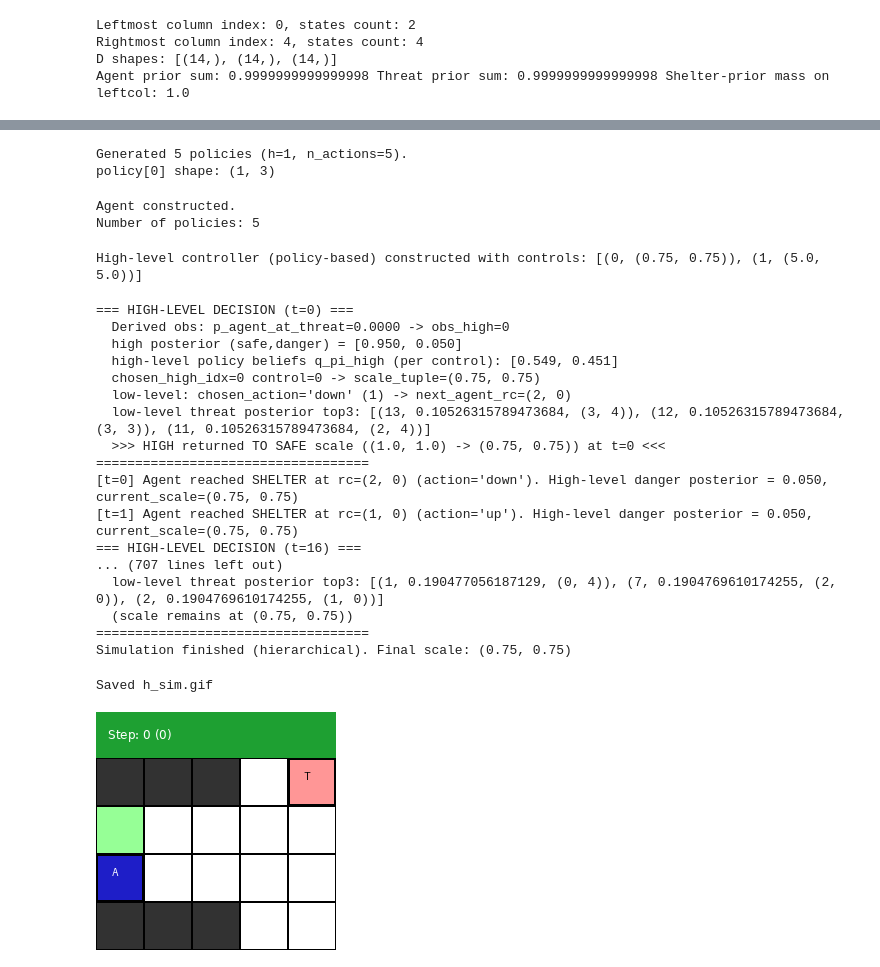
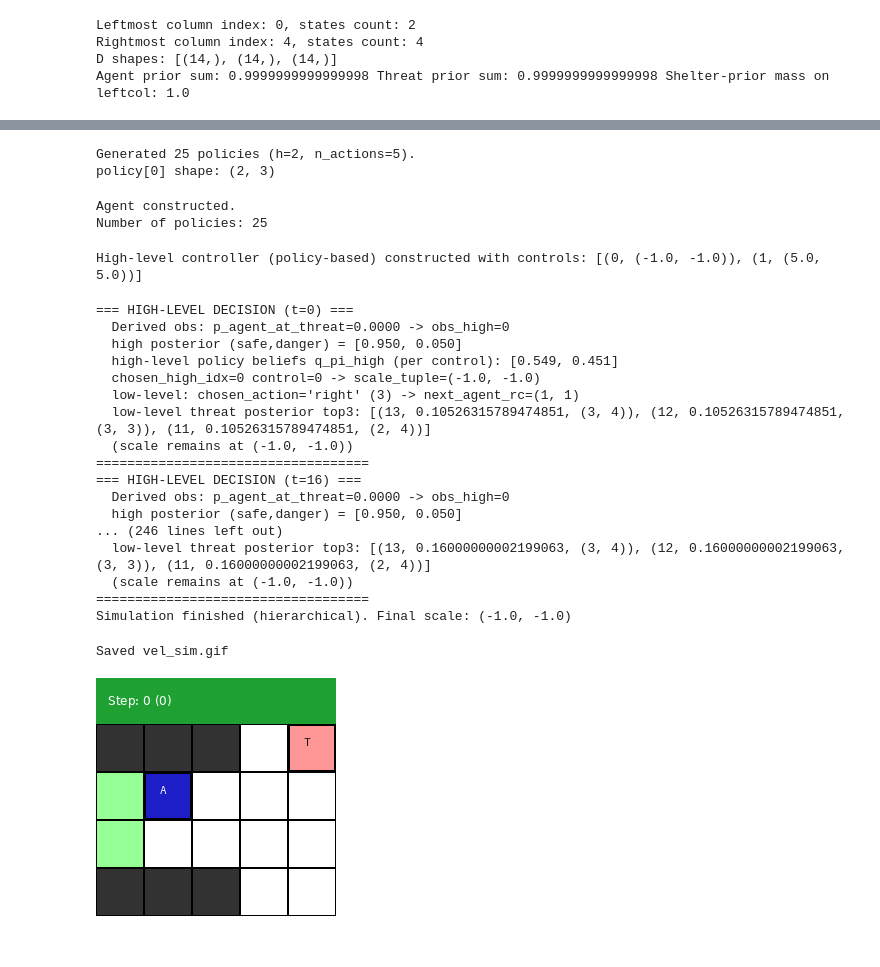
Before and after one commit to hridaik/social-defeat, a Jupyter notebook: threat_hierachical_discrete.ipynb, the cells around one changed output, grey strips where cells are left out. Drawn from its saved outputs; the diff is of its cells as text; code cells hidden in the pictures.

```diff
--- a/threat_hierachical_discrete.ipynb
+++ b/threat_hierachical_discrete.ipynb
@@ -600,11 +600,24 @@ def generate_policies(n_actions, n_control_factors, policy_len):
 
 policies = generate_policies(n_actions, n_control_factors, policy_len)
 n_policies = len(policies)
+
 print(f"Generated {n_policies} policies (h={policy_len}, n_actions={n_actions}).")
 print("policy[0] shape:", policies[0].shape)
+
+E = np.array([1.0 for _ in policies], dtype=float)
+
+# boost policies that include 'stay' -> action index 4 (UDLRS)
+for i, pi in enumerate(policies):
+    a_t0, a_t1 = pi[0,0], pi[1,0]
+    bonus = 0
+    if a_t0 == 4: bonus += 0.5
+    if a_t1 == 4: bonus += 0.5
+    E[i] += bonus
+
+E /= E.sum()
 # %% [output]
-Generated 5 policies (h=1, n_actions=5).
-policy[0] shape: (1, 3)
+Generated 25 policies (h=2, n_actions=5).
+policy[0] shape: (2, 3)
 # %%
 # Create the low-level pymdp Agent (movement controller)
 # control facets: [n_actions, 1, 1]
@@ -613,6 +626,7 @@ agent_obj = Agent(
     B = B,
     C = C,
     D = D,
+    E = E,
     policies = policies,
     policy_len = policy_len,
     num_controls = [n_controls_agent, n_controls_threat, n_controls_shelter],
@@ -627,7 +641,7 @@ print("Agent constructed.")
 print("Number of policies:", len(agent_obj.policies))
 # %% [output]
 Agent constructed.
-Number of policies: 5
+Number of policies: 25
 # %%
 # High-level pydmp agent (danger/safety context)
 
@@ -649,7 +663,7 @@ A_high_obj = np.empty(1, dtype=object); A_high_obj[0] = A_high
 # Controls and mapping -> now controls have real causal effect in the high-level model
 # control 0 = no-scale, control 1 = apply-scale (aims to push system toward safe)
 control_scales = {
-    0: (0.75, 0.75),   # no scaling (threat_scale, shelter_scale)
+    0: (-1.0, -1.0),   # no scaling (threat_scale, shelter_scale)
     1: (5.0, 5.0),   # danger scaling: stronger negative utility for threat (but we model causal effect below)
 }
 n_controls_high = len(control_scales)
@@ -679,7 +693,7 @@ B_high_obj[0] = B_high
 D_high = np.array([0.5, 0.5], dtype=float)
 D_high_obj = np.empty(1, dtype=object); D_high_obj[0] = D_high
 
-# C_high: neutral (no preference)
+# C_high prefer safe
 T_high = 1
 U_high = np.array([0.9, 0.1])
 C_high_vec = np.log(softmax(U_high))
@@ -715,7 +729,7 @@ high_agent = Agent(
 
 print("High-level controller (policy-based) constructed with controls:", list(control_scales.items()))
 # %% [output]
-High-level controller (policy-based) constructed with controls: [(0, (0.75, 0.75)), (1, (5.0, 5.0))]
+High-level controller (policy-based) constructed with controls: [(0, (-1.0, -1.0)), (1, (5.0, 5.0))]
 # %%
 # High-level agent action helper - scale low-level C from base
 U_threat_base = U_threat.copy()
@@ -760,7 +774,7 @@ A_high_noise = p_correct
 # initialize low-level with scale = 1.0 (base)
 agent_obj.C = build_scaled_C(1.0)
 
-max_steps = 1000
+max_steps = 400
 frames = []
 history = {'true_state':[], 'beliefs':[], 'actions':[], 'policy_idx':[], 'E_counts':[]}
 
@@ -773,7 +787,7 @@ if len(leftcol_states) > 0:
 visited = {true_agent_pos}
 
 # keep track of current scaling and remaining high-level hold steps
-current_scale = (1.0, 1.0)
+current_scale = (-1.0, -1.0)
 agent_obj.C = build_scaled_C(current_scale)
 high_hold_remaining = 0
 
@@ -903,25 +917,25 @@ print("Simulation finished (hierarchical). Final scale:", current_scale)
   Derived obs: p_agent_at_threat=0.0000 -> obs_high=0
   high posterior (safe,danger) = [0.950, 0.050]
   high-level policy beliefs q_pi_high (per control): [0.549, 0.451]
-  chosen_high_idx=0 control=0 -> scale_tuple=(0.75, 0.75)
-  low-level: chosen_action='down' (1) -> next_agent_rc=(2, 0)
-  low-level threat posterior top3: [(13, 0.10526315789473684, (3, 4)), (12, 0.10526315789473684, (3, 3)), (11, 0.10526315789473684, (2, 4))]
-  >>> HIGH returned TO SAFE scale ((1.0, 1.0) -> (0.75, 0.75)) at t=0 <<<
+  chosen_high_idx=0 control=0 -> scale_tuple=(-1.0, -1.0)
+  low-level: chosen_action='right' (3) -> next_agent_rc=(1, 1)
+  low-level threat posterior top3: [(13, 0.10526315789474851, (3, 4)), (12, 0.10526315789474851, (3, 3)), (11, 0.10526315789474851, (2, 4))]
+  (scale remains at (-1.0, -1.0))
 ===================================
-[t=0] Agent reached SHELTER at rc=(2, 0) (action='down'). High-level danger posterior = 0.050, current_scale=(0.75, 0.75)
-[t=1] Agent reached SHELTER at rc=(1, 0) (action='up'). High-level danger posterior = 0.050, current_scale=(0.75, 0.75)
 === HIGH-LEVEL DECISION (t=16) ===
-... (707 lines left out)
-  low-level threat posterior top3: [(1, 0.190477056187129, (0, 4)), (7, 0.1904769610174255, (2, 0)), (2, 0.1904769610174255, (1, 0))]
-  (scale remains at (0.75, 0.75))
+  Derived obs: p_agent_at_threat=0.0000 -> obs_high=0
+  high posterior (safe,danger) = [0.950, 0.050]
+... (246 lines left out)
+  low-level threat posterior top3: [(13, 0.16000000002199063, (3, 4)), (12, 0.16000000002199063, (3, 3)), (11, 0.16000000002199063, (2, 4))]
+  (scale remains at (-1.0, -1.0))
 ===================================
-Simulation finished (hierarchical). Final scale: (0.75, 0.75)
+Simulation finished (hierarchical). Final scale: (-1.0, -1.0)
 # %%
 # Visualize & safe gif
-gif_path = "h_sim.gif"
+gif_path = "vel_sim.gif"
 imageio.mimsave(gif_path, frames, fps=10)
 print(f"Saved {gif_path}")
 display(Image(gif_path))
 # %% [output]
-Saved h_sim.gif
+Saved vel_sim.gif
-[figure, old version]
+[figure, new version]
```
Also changed, not shown: parts of 2 cells of this notebook, 3 other files.
